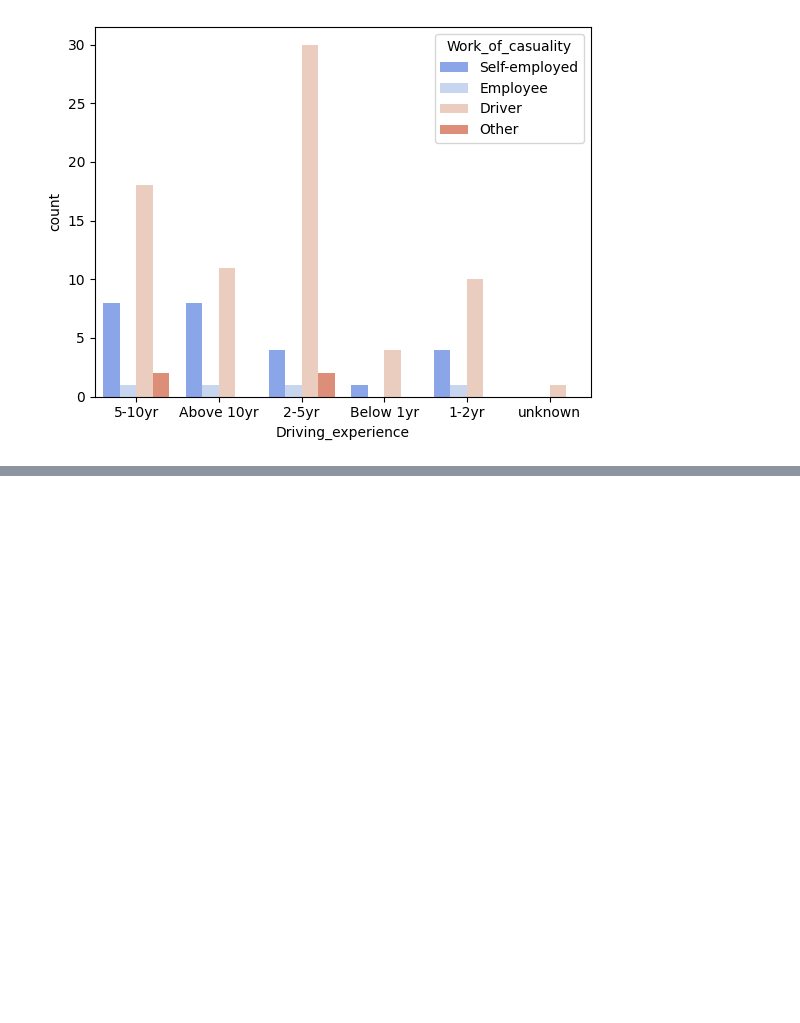
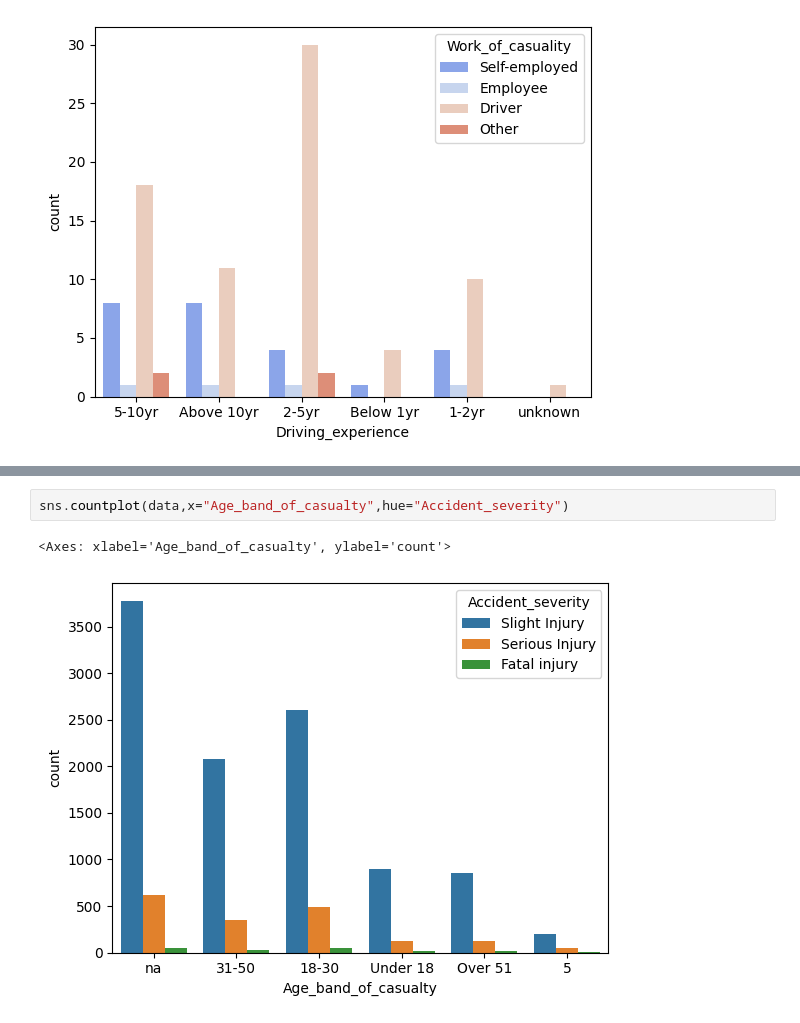
Before and after one commit to Gajender0707/Road_accident_severity_project, a Jupyter notebook: road_accident_severity.ipynb, the cells around one changed output, grey strips where cells are left out. Saved outputs shown, nothing was run; the diff lists cells and outputs as text; blank space fills up the shorter version.

```diff
--- a/road_accident_severity.ipynb
+++ b/road_accident_severity.ipynb
@@ -187,0 +199,5 @@ sns.countplot(data=fatal_injury_data, x='Driving_experience', hue='Work_of_casua
+# %%
+sns.countplot(data,x="Age_band_of_casualty",hue="Accident_severity")
+# %% [output]
+<Axes: xlabel='Age_band_of_casualty', ylabel='count'>
+[figure, added]
```
Also changed, not shown: parts of 10 cells of this notebook.
